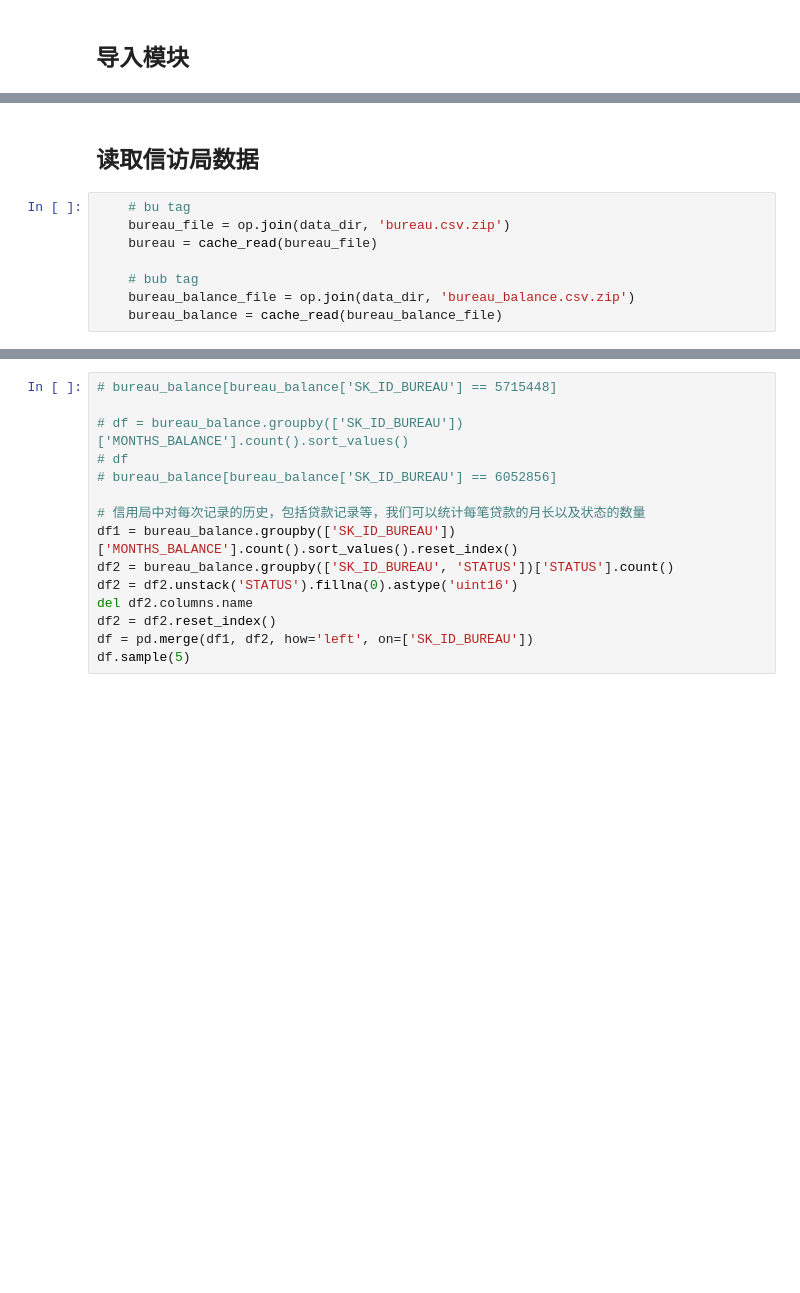
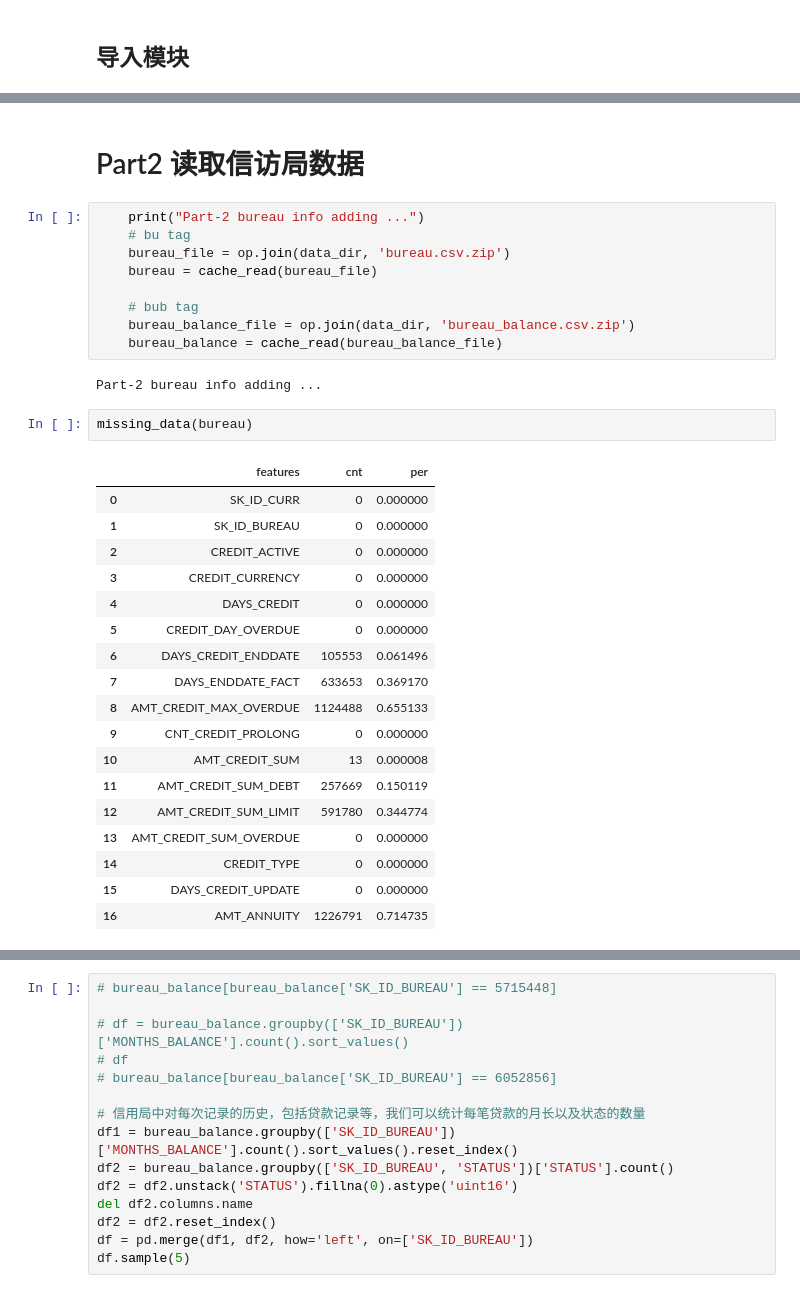
Before and after one commit to youess/credit_risk, a Jupyter notebook: eda/EDA_HOME_credit_Analysis.ipynb, the cells around one changed output, grey strips where cells are left out. Drawn from its saved outputs; the diff is of its cells as text; blank space fills up the shorter version.

```diff
--- a/eda/EDA_HOME_credit_Analysis.ipynb
+++ b/eda/EDA_HOME_credit_Analysis.ipynb
@@ -143,10 +179,34 @@ Processing reading raw data ...
 # %% [markdown]
-## 读取信访局数据
+# Part2 读取信访局数据
 # %%
-	# bu tag
-	bureau_file = op.join(data_dir, 'bureau.csv.zip')
-	bureau = cache_read(bureau_file)
+    print("Part-2 bureau info adding ...")
+    # bu tag
+    bureau_file = op.join(data_dir, 'bureau.csv.zip')
+    bureau = cache_read(bureau_file)
 
-	# bub tag
-	bureau_balance_file = op.join(data_dir, 'bureau_balance.csv.zip')
-	bureau_balance = cache_read(bureau_balance_file)
+    # bub tag
+    bureau_balance_file = op.join(data_dir, 'bureau_balance.csv.zip')
+    bureau_balance = cache_read(bureau_balance_file)
+# %% [output]
+Part-2 bureau info adding ...
+# %%
+missing_data(bureau)
+# %% [output]
+|  | features | cnt | per |
+| 0 | SK_ID_CURR | 0 | 0.000000 |
+| 1 | SK_ID_BUREAU | 0 | 0.000000 |
+| 2 | CREDIT_ACTIVE | 0 | 0.000000 |
+| 3 | CREDIT_CURRENCY | 0 | 0.000000 |
+| 4 | DAYS_CREDIT | 0 | 0.000000 |
+| 5 | CREDIT_DAY_OVERDUE | 0 | 0.000000 |
+| 6 | DAYS_CREDIT_ENDDATE | 105553 | 0.061496 |
+| 7 | DAYS_ENDDATE_FACT | 633653 | 0.369170 |
+| 8 | AMT_CREDIT_MAX_OVERDUE | 1124488 | 0.655133 |
+| 9 | CNT_CREDIT_PROLONG | 0 | 0.000000 |
+| 10 | AMT_CREDIT_SUM | 13 | 0.000008 |
+| 11 | AMT_CREDIT_SUM_DEBT | 257669 | 0.150119 |
+| 12 | AMT_CREDIT_SUM_LIMIT | 591780 | 0.344774 |
+| 13 | AMT_CREDIT_SUM_OVERDUE | 0 | 0.000000 |
+| 14 | CREDIT_TYPE | 0 | 0.000000 |
+| 15 | DAYS_CREDIT_UPDATE | 0 | 0.000000 |
+| 16 | AMT_ANNUITY | 1226791 | 0.714735 |
```
Also changed, not shown: parts of 20 cells of this notebook, 10 other files.
